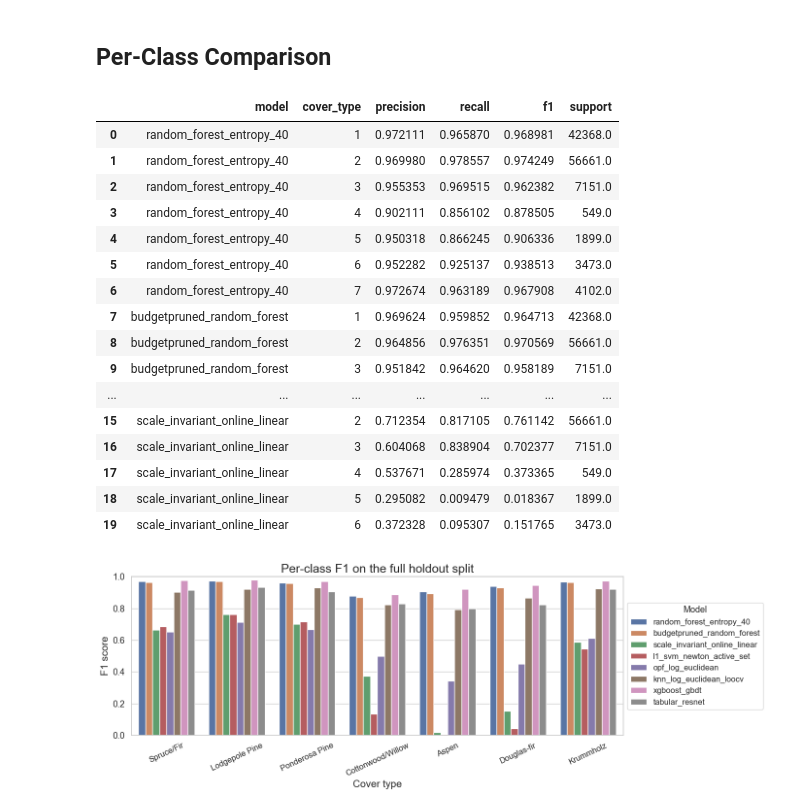
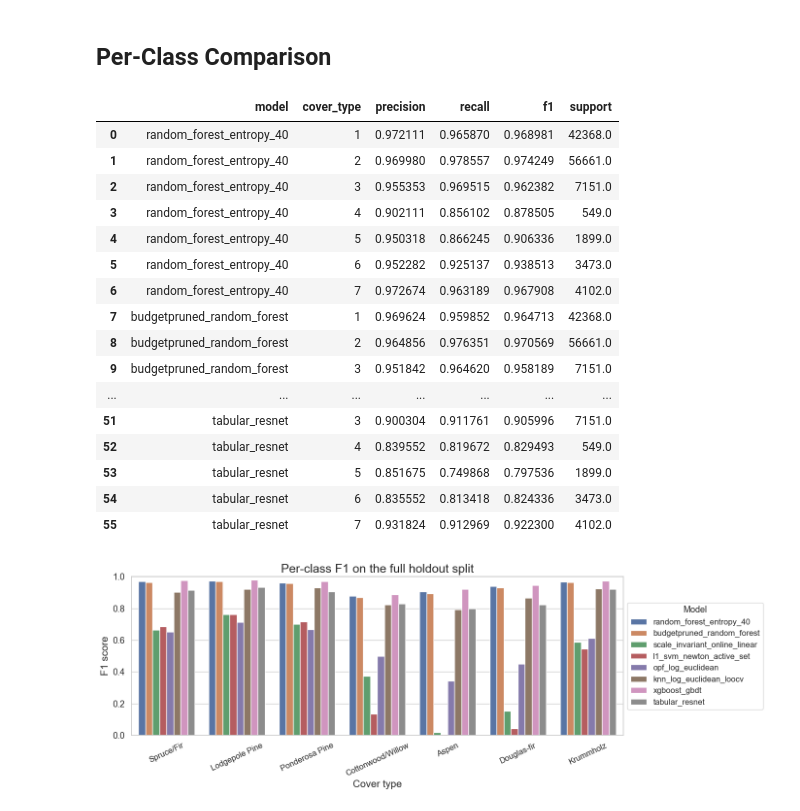
Before and after one commit to Dutzz23/Forest-Covertype-Resource-Aware-Pipeline, a Jupyter notebook: 02_Covertype_Preprocess_Tune_Train_Compare.ipynb, the cells around one changed output. Drawn from its saved outputs; the diff is of its cells as text; code cells hidden in the pictures.

```diff
--- a/02_Covertype_Preprocess_Tune_Train_Compare.ipynb
+++ b/02_Covertype_Preprocess_Tune_Train_Compare.ipynb
@@ -3813,39 +3813,39 @@ else:
 # %%
 per_class_rows = []
 for model_name, report in full_reports.items():
     for label in sorted([k for k in report.keys() if k.isdigit()], key=int):
         per_class_rows.append(
             {
                 "model": model_name,
                 "cover_type": int(label),
                 "precision": report[label]["precision"],
                 "recall": report[label]["recall"],
                 "f1": report[label]["f1-score"],
                 "support": report[label]["support"],
             }
         )
 
 per_class_df = pd.DataFrame(per_class_rows)
 per_class_df.to_csv(REPORT_DIR / "notebook_full_per_class_metrics.csv", index=False)
-per_class_df.head(20)
+per_class_df.head(1000)
 # %% [output]
 |  | model | cover_type | precision | recall | f1 | support |
 | 0 | random_forest_entropy_40 | 1 | 0.972111 | 0.965870 | 0.968981 | 42368.0 |
 | 1 | random_forest_entropy_40 | 2 | 0.969980 | 0.978557 | 0.974249 | 56661.0 |
 | 2 | random_forest_entropy_40 | 3 | 0.955353 | 0.969515 | 0.962382 | 7151.0 |
 | 3 | random_forest_entropy_40 | 4 | 0.902111 | 0.856102 | 0.878505 | 549.0 |
 | 4 | random_forest_entropy_40 | 5 | 0.950318 | 0.866245 | 0.906336 | 1899.0 |
 | 5 | random_forest_entropy_40 | 6 | 0.952282 | 0.925137 | 0.938513 | 3473.0 |
 | 6 | random_forest_entropy_40 | 7 | 0.972674 | 0.963189 | 0.967908 | 4102.0 |
 | 7 | budgetpruned_random_forest | 1 | 0.969624 | 0.959852 | 0.964713 | 42368.0 |
 | 8 | budgetpruned_random_forest | 2 | 0.964856 | 0.976351 | 0.970569 | 56661.0 |
 | 9 | budgetpruned_random_forest | 3 | 0.951842 | 0.964620 | 0.958189 | 7151.0 |
 | ... | ... | ... | ... | ... | ... | ... |
-| 15 | scale_invariant_online_linear | 2 | 0.712354 | 0.817105 | 0.761142 | 56661.0 |
-| 16 | scale_invariant_online_linear | 3 | 0.604068 | 0.838904 | 0.702377 | 7151.0 |
-| 17 | scale_invariant_online_linear | 4 | 0.537671 | 0.285974 | 0.373365 | 549.0 |
-| 18 | scale_invariant_online_linear | 5 | 0.295082 | 0.009479 | 0.018367 | 1899.0 |
-| 19 | scale_invariant_online_linear | 6 | 0.372328 | 0.095307 | 0.151765 | 3473.0 |
+| 51 | tabular_resnet | 3 | 0.900304 | 0.911761 | 0.905996 | 7151.0 |
+| 52 | tabular_resnet | 4 | 0.839552 | 0.819672 | 0.829493 | 549.0 |
+| 53 | tabular_resnet | 5 | 0.851675 | 0.749868 | 0.797536 | 1899.0 |
+| 54 | tabular_resnet | 6 | 0.835552 | 0.813418 | 0.824336 | 3473.0 |
+| 55 | tabular_resnet | 7 | 0.931824 | 0.912969 | 0.922300 | 4102.0 |
 # %%
 cover_type_labels = {
     1: "Spruce/Fir",
```
Also changed, not shown: parts of 2 cells of this notebook, 2 other files.
